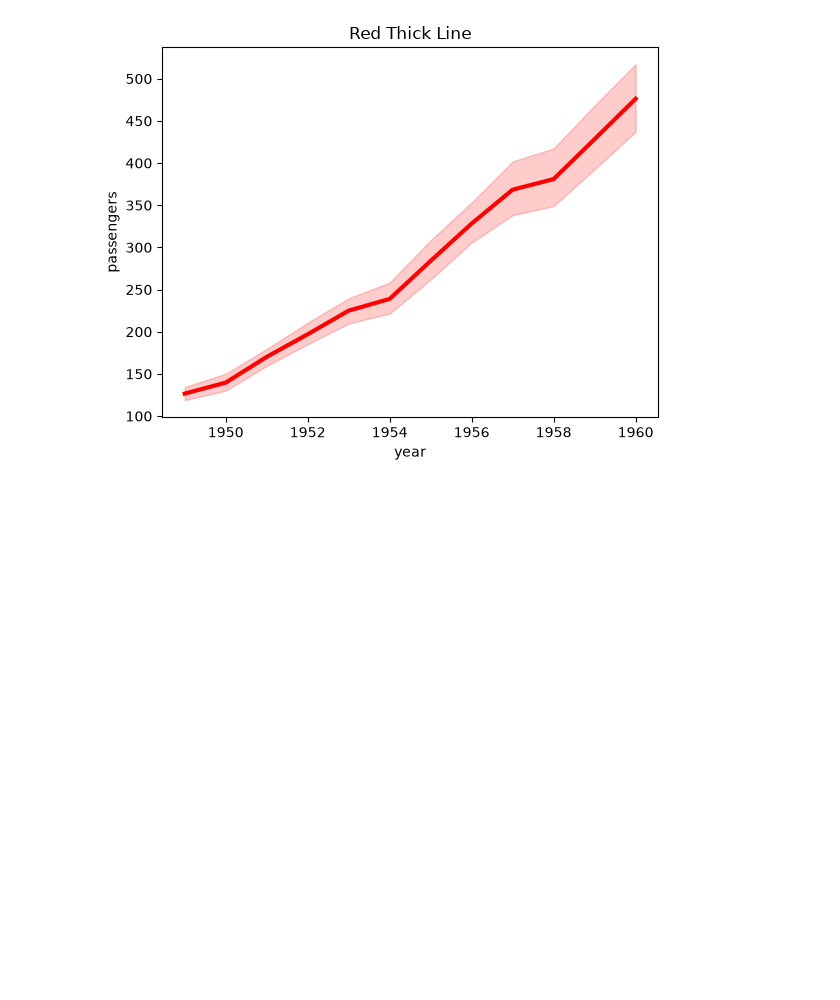
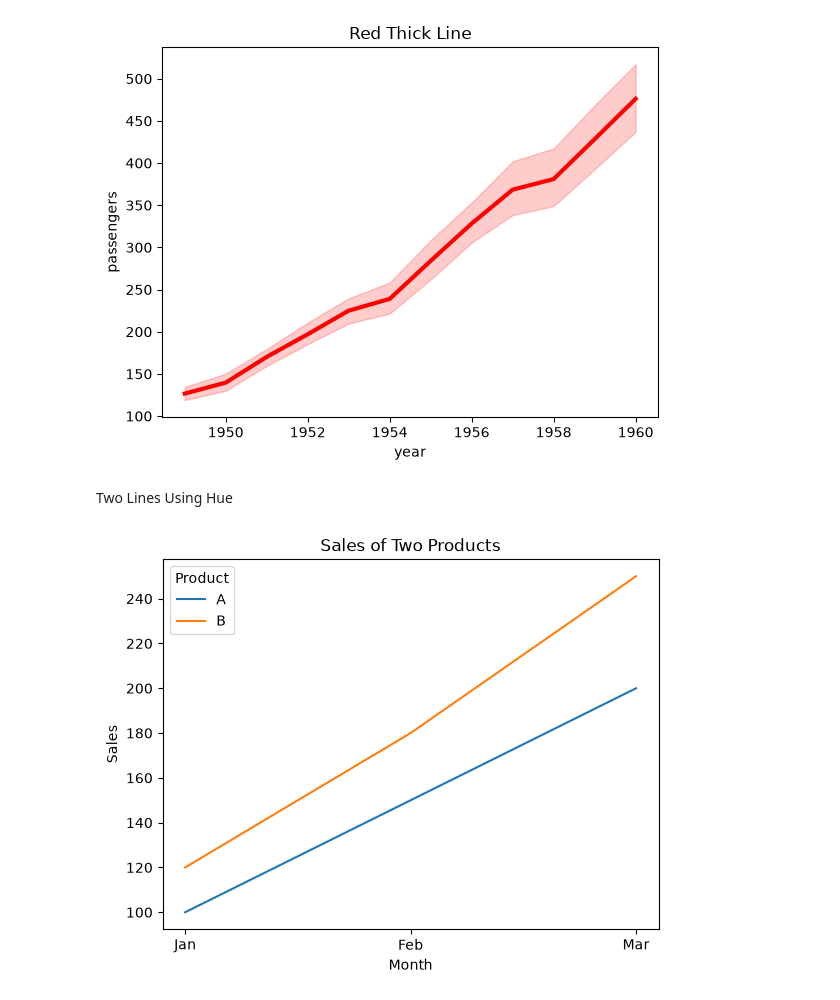
Before and after one commit to ayshamehek/Python-Data-Science-Libraries-, a Jupyter notebook: seaborn/examples.ipynb, the cells around one changed output. Cells and saved outputs as stored; diff of their text form; code cells hidden in the pictures; blank space fills up the shorter version.

```diff
--- a/seaborn/examples.ipynb
+++ b/seaborn/examples.ipynb
@@ -114,3 +114,22 @@ plt.title("Red Thick Line")
 plt.show()
 # %% [output]
 [figure]
+# %% [markdown]
+Two Lines Using Hue
+# %%
+import seaborn as sns
+import matplotlib.pyplot as plt
+import pandas as pd
+
+data = pd.DataFrame({
+    "Month":["Jan","Feb","Mar","Jan","Feb","Mar"],
+    "Sales":[100,150,200,120,180,250],
+    "Product":["A","A","A","B","B","B"]
+})
+
+sns.lineplot(x="Month", y="Sales", hue="Product", data=data)
+
+plt.title("Sales of Two Products")
+plt.show()
+# %% [output]
+[figure, added]
```
